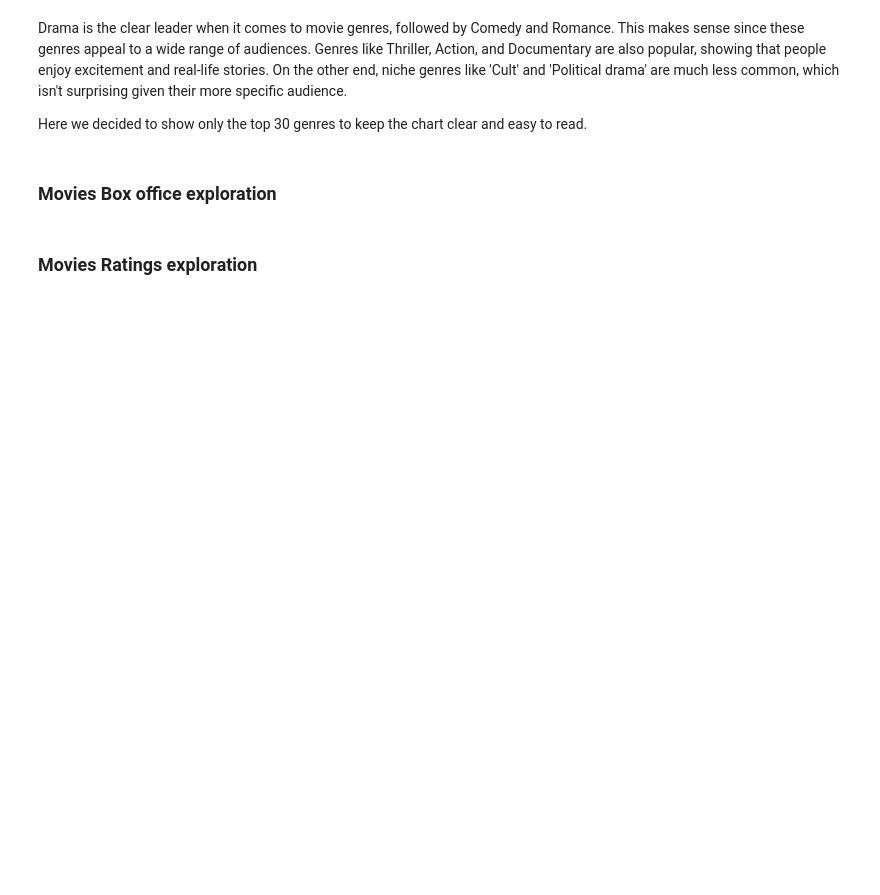
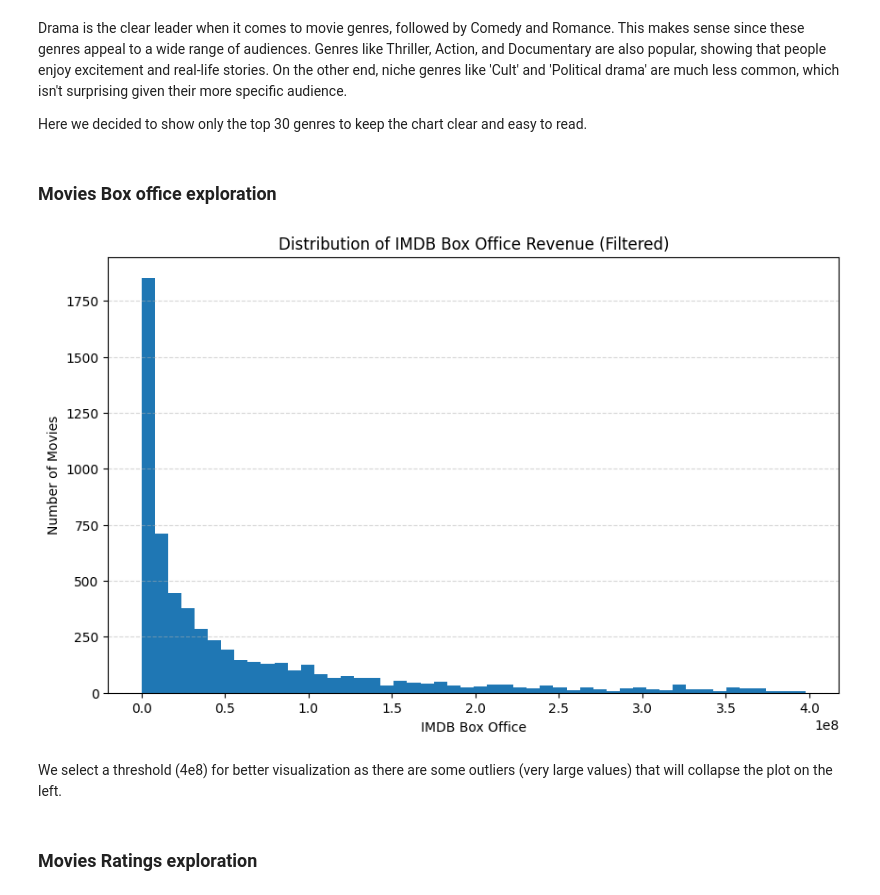
Before and after one commit to epfl-ada/ada-2024-project-padawans, a Jupyter notebook: results.ipynb, the cells around one changed output. Saved outputs shown, nothing was run; the diff lists cells and outputs as text; code cells hidden in the pictures; blank space fills up the shorter version.

Commit message:
code reorganization and box office plot, add box office extraction file

```diff
--- a/results.ipynb
+++ b/results.ipynb
@@ -292,6 +321,0 @@ We are indeed getting more box-office data, and recovering the same value in cas
-# %%
-#Apply on the whole dataset
-run = False #Run is very long, directly use the file in Data directory
-if run:
-    box_offices = movies_df_cleaned.apply(lambda x: get_box_office(x['imdb_id']) if isnan_dic[x.name] else x['Movie box office revenue'], axis=1) #Try to get the box-office from Imdb only if we don't already have it
-    movies_df_cleaned.insert(len(movies_df_cleaned.columns), 'IMDB Box-office', box_offices)
@@ -300,4 +342,4 @@ movies_synopsis_comp = movies_df_cleaned.copy()
 # %%
 #Here is the file with completed box-office from Imdb (last column)
-movies_synopsis_comp = pd.read_csv('Data/movies_synopsis_comp.csv')
-display(movies_synopsis_comp.head())
+#movies_synopsis_comp = pd.read_csv('Data/movies_synopsis_comp.csv')
+#display(movies_synopsis_comp.head())
@@ -323,7 +374,7 @@ The increase is a bit deceiving. The IMDB library is missing a lot of box-office
 # %% [markdown]
 ### A CHANGER AVEC movie_final = movies_synopsis_comp.copy() MAIS J'AVAIS PAS LE DATASET
 # %%
-movie_final = movies_df_cleaned.copy()
+movie_final = movies_synopsis_comp.copy()
 # %% [markdown]
 ### Movies' genres exploration
 # %%
@@ -357,3 +410,23 @@ Here we decided to show only the top 30 genres to keep the chart clear and easy
+# %%
+movie_final['IMDB Box-office'] = pd.to_numeric(movie_final['IMDB Box-office'], errors='coerce')
+
+# Remove the NaNs to plot
+box_office_without_nan = movie_final['IMDB Box-office'].dropna()
+# %%
+threshold = 4e8
+box_office_filtered = movie_final['IMDB Box-office'][movie_final['IMDB Box-office'] < threshold]
+
+# Plot the histogram
+box_office_filtered.plot(kind='hist', figsize=(10, 6), bins=50)
+plt.xlabel('IMDB Box Office')
+plt.ylabel('Number of Movies')
+plt.title('Distribution of IMDB Box Office Revenue')
+plt.grid(axis='y', linestyle='--', alpha=0.5)
+plt.show()
+# %% [output]
+[figure, added]
+# %% [markdown]
+We select a threshold (4e8) for better visualization as there are some outliers (very large values) that will collapse the plot on the left.
 # %% [markdown]
 ### Movies Ratings exploration
 # %%
```
Also changed, not shown: parts of 30 cells of this notebook, 2 other files.
